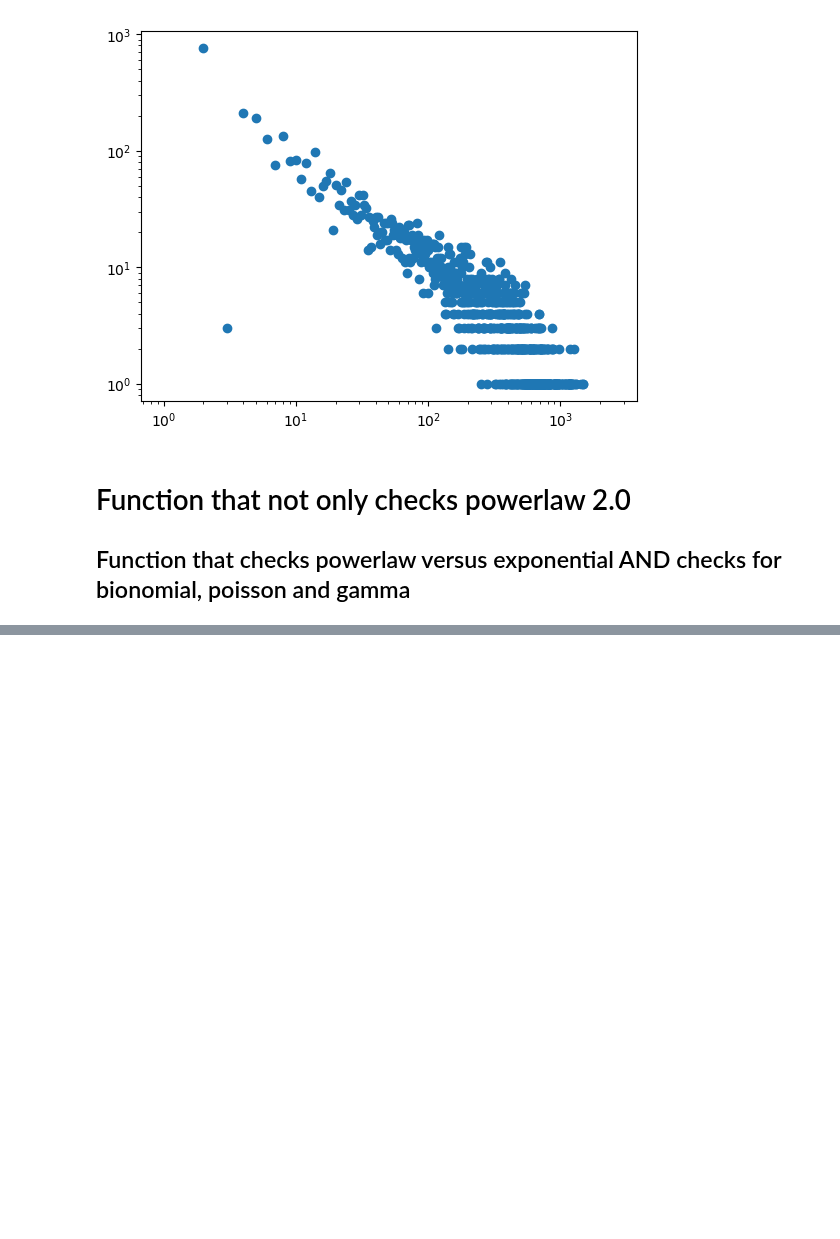
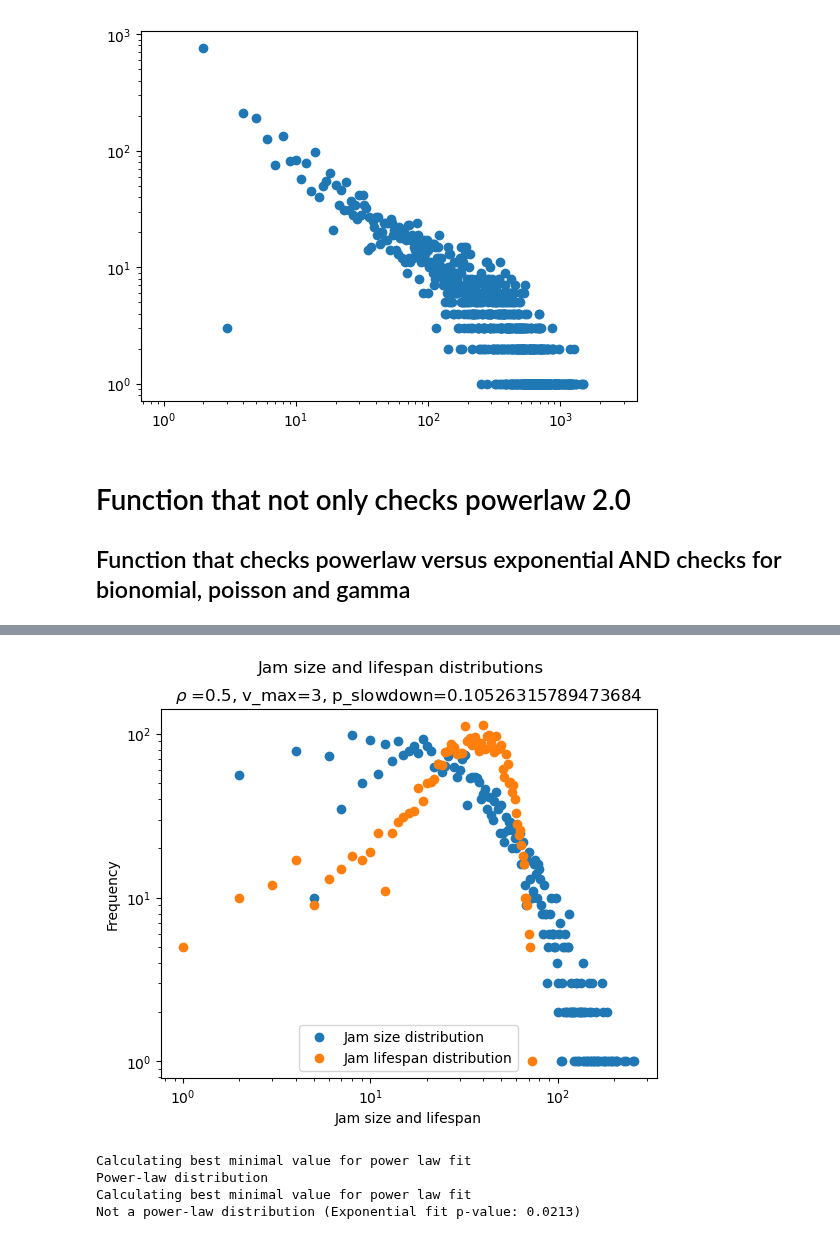
Before and after one commit to ThomasTenDamme/CSS-Group1, a Jupyter notebook: caros_notebook.ipynb, the cells around one changed output, grey strips where cells are left out. Saved outputs shown, nothing was run; the diff lists cells and outputs as text; code cells hidden in the pictures; blank space fills up the shorter version.

```diff
--- a/caros_notebook.ipynb
+++ b/caros_notebook.ipynb
@@ -577,0 +304,46 @@ cpl.plot(location_evolution, colormap='GnBu')
+# %%
+p = 0.5 #0.13793103448275862
+L = 300
+T = int(L/2)
+n = 100
+
+# NaSch parameters
+p_slowdown = 0.47368421052631576
+v_max = 5
+
+# Dynamic parameters
+neighbourhood_size = 3
+entry_chance = 0.1
+exit_chance = 0.1
+
+current_state = initial_state_nasch(L=L, p=p, v_max=v_max)
+
+evolution = nasch_step(current_state, v_max=v_max, p_slowdown=p_slowdown,
+                       dynamic_model=False, neighbourhood_size=neighbourhood_size,
+                       entry_chance=entry_chance, exit_chance=exit_chance)
+
+lifespan_counter, jam_size_counter, evolutions = run_model_stochastic(p, L, T, n, v_max=v_max, p_slowdown = p_slowdown,
+                                                                      return_evolutions=True, dynamic_model=False, neighbourhood_size=neighbourhood_size,
+                                                                      entry_chance=entry_chance, exit_chance=exit_chance)
+
+
+plt.loglog(range(1, int(max(jam_counter.keys()))), [jam_counter[i] for i in range(1, int(max(jam_counter.keys())))], 'o')
+plt.loglog(range(1, int(max(lifespan_counter.keys()))), [lifespan_counter[i] for i in range(1, int(max(lifespan_counter.keys())))], 'o')
+plt.legend(['Jam size distribution', 'Jam lifespan distribution'])
+plt.title('$\\rho$ =0.5, v_max=3, p_slowdown=0.10526315789473684')
+plt.xlabel('Jam size and lifespan')
+plt.ylabel('Frequency')
+plt.suptitle('Jam size and lifespan distributions')
+plt.show()
+
+result_jam_test = analyze_powerlaw_distribution(list(jam_counter.elements()))
+print(result_jam_test) #print result of power law test
+
+esult_lifespan_test = analyze_powerlaw_distribution(list(lifespan_counter.elements()))
+print(result_lifespan_test) #print result of power law test
+# %% [output]
+[figure, added]
+Calculating best minimal value for power law fit
+Power-law distribution
+Calculating best minimal value for power law fit
+Not a power-law distribution (Exponential fit p-value: 0.0213)
```
Also changed, not shown: parts of 18 cells of this notebook.
